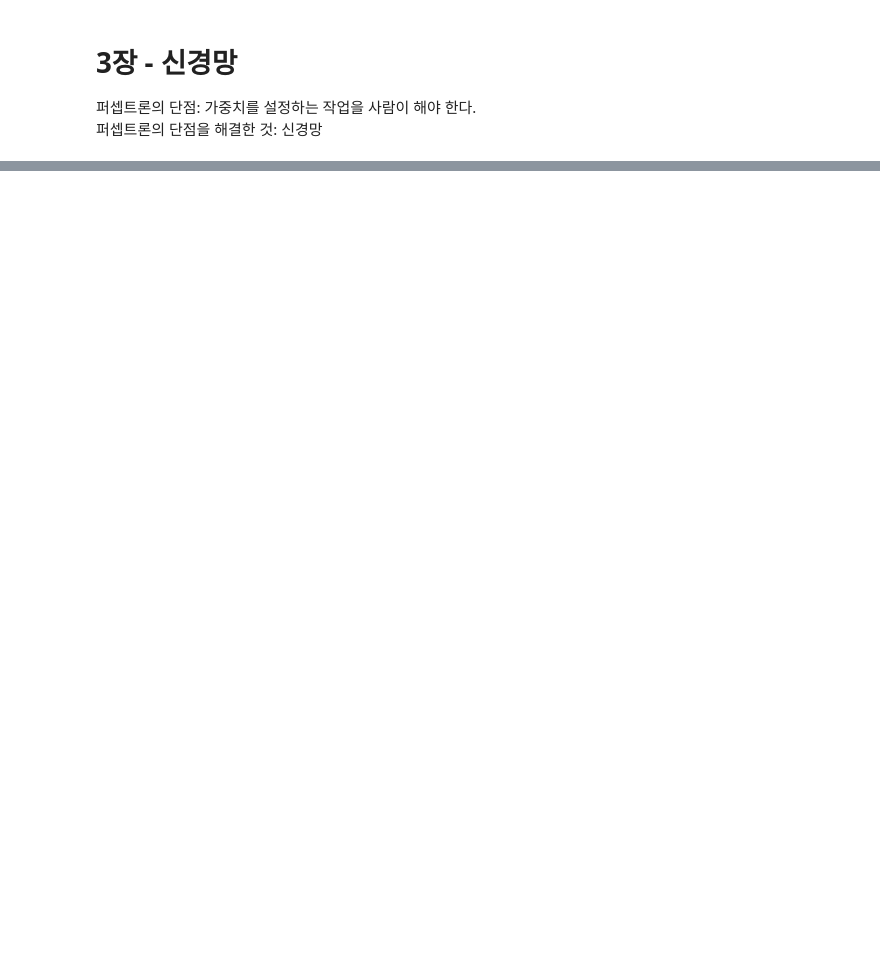
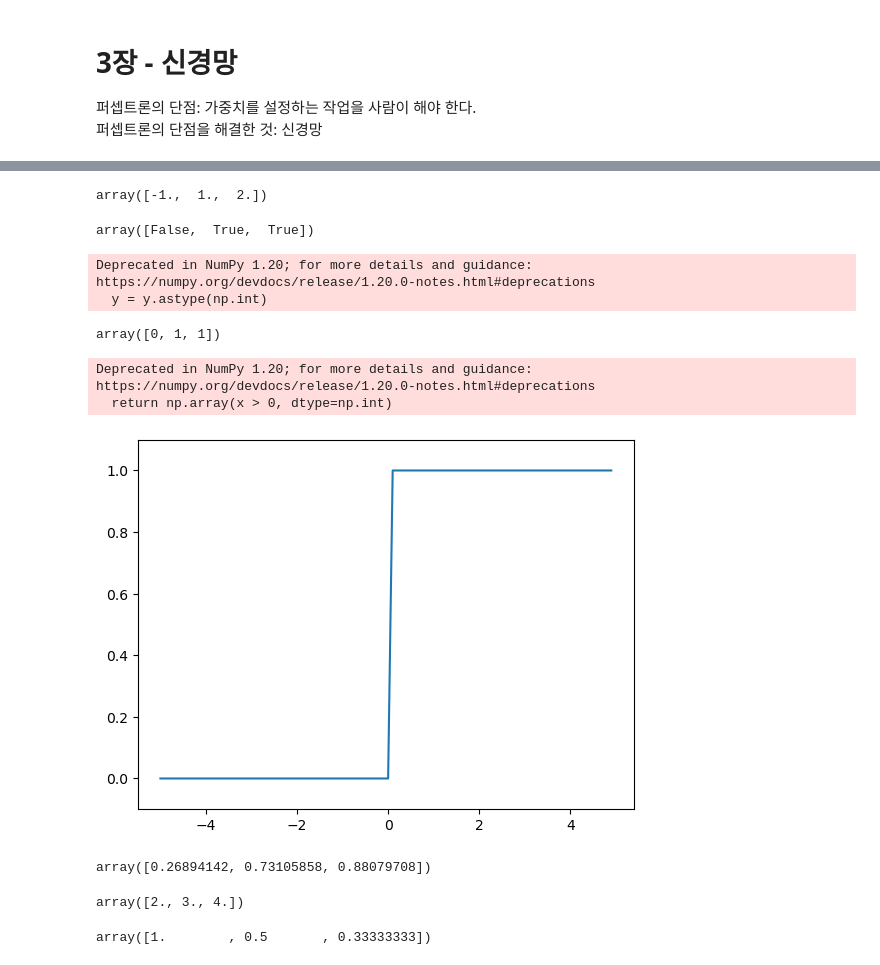
Before and after one commit to jinyerom1998/deep-learning-from-scratch, a Jupyter notebook: chapter03.ipynb, the cells around one changed output, grey strips where cells are left out. Saved outputs shown, nothing was run; the diff lists cells and outputs as text; code cells hidden in the pictures; blank space fills up the shorter version.

```diff
--- a/chapter03.ipynb
+++ b/chapter03.ipynb
@@ -23,0 +41,18 @@ x1, x2, 1이라는 3개의 신호가 뉴런에 *입력*되어,<br>
+# %%
+# 계단 함수 구현하기
+def step_function(x): # 인수 x는 실수(부동소수점)만 받아들인다.
+    if x > 0:
+        return 1
+    else:
+        return 0
+# %%
+# 인수 x가 넘파이 배열도 지원하도록 수정
+def step_function(x):
+    y = x > 0
+    return y.astype(np.int)
+# %%
+import numpy as np
+x = np.array([-1.0, 1.0, 2.0])
+x
+# %% [output]
+array([-1.,  1.,  2.])
@@ -23,0 +61,28 @@ x1, x2, 1이라는 3개의 신호가 뉴런에 *입력*되어,<br>
+# %%
+y
+# %% [output]
+array([False,  True,  True])
+# %%
+y = y.astype(np.int)
+y
+# %% [output]
+Deprecated in NumPy 1.20; for more details and guidance: https://numpy.org/devdocs/release/1.20.0-notes.html#deprecations
+  y = y.astype(np.int)
+array([0, 1, 1])
+# %%
+# 계단 함수의 그래프
+import numpy as np
+import matplotlib.pylab as plt
+
+def step_function(x):
+    return np.array(x > 0, dtype=np.int)
+
+x = np.arange(-5.0, 5.0, 0.1)
+y = step_function(x)
+plt.plot(x, y)
+plt.ylim(-0.1, 1.1)
+plt.show()
+# %% [output]
+Deprecated in NumPy 1.20; for more details and guidance: https://numpy.org/devdocs/release/1.20.0-notes.html#deprecations
+  return np.array(x > 0, dtype=np.int)
+[figure, added]
@@ -23,0 +93,14 @@ x1, x2, 1이라는 3개의 신호가 뉴런에 *입력*되어,<br>
+# %%
+x = np.array([-1.0, 1.0, 2.0])
+sigmoid(x)
+# %% [output]
+array([0.26894142, 0.73105858, 0.88079708])
+# %%
+t = np.array([1.0, 2.0, 3.0])
+1.0 + t
+# %% [output]
+array([2., 3., 4.])
+# %%
+1.0 / t
+# %% [output]
+array([1.        , 0.5       , 0.33333333])
```
Also changed, not shown: parts of 39 cells of this notebook, 2 other files.
